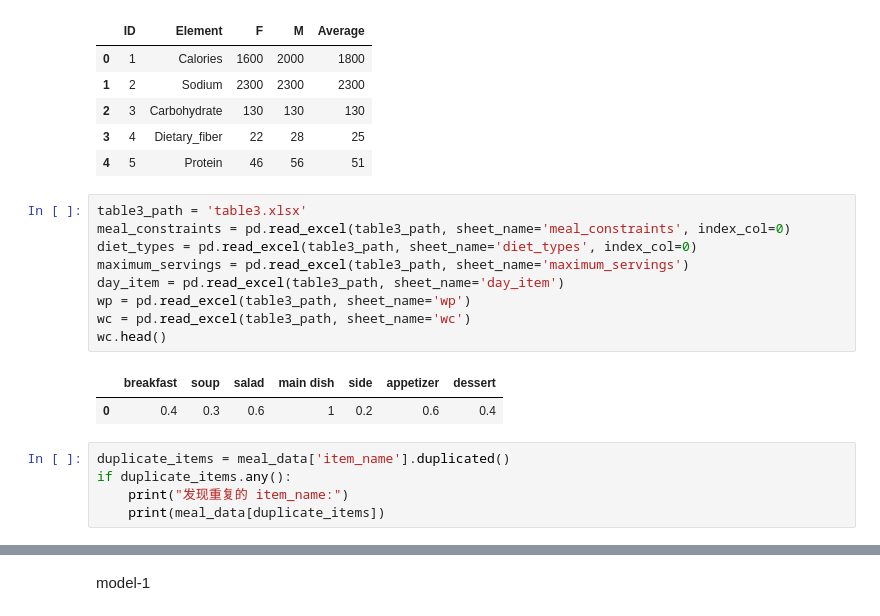
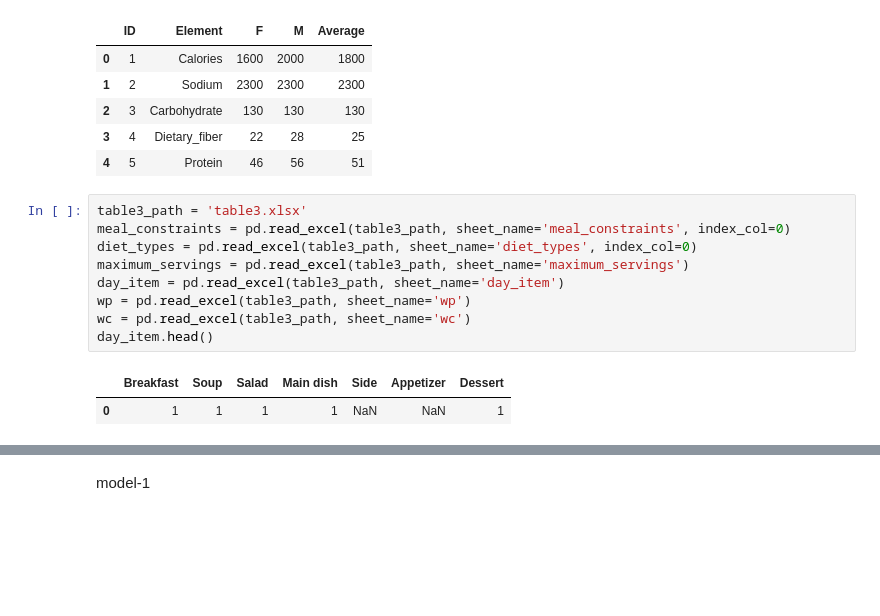
Before and after one commit to DI2636080/AOR, a Jupyter notebook: constraints_2.ipynb, the cells around one changed output, grey strips where cells are left out. Drawn from its saved outputs; the diff is of its cells as text; blank space fills up the shorter version.

```diff
--- a/constraints_2.ipynb
+++ b/constraints_2.ipynb
@@ -53,18 +53,13 @@ nutrition_criteria.head()
 # %%
 table3_path = 'table3.xlsx'
 meal_constraints = pd.read_excel(table3_path, sheet_name='meal_constraints', index_col=0)
 diet_types = pd.read_excel(table3_path, sheet_name='diet_types', index_col=0)
 maximum_servings = pd.read_excel(table3_path, sheet_name='maximum_servings')
 day_item = pd.read_excel(table3_path, sheet_name='day_item')
 wp = pd.read_excel(table3_path, sheet_name='wp')
 wc = pd.read_excel(table3_path, sheet_name='wc')
-wc.head()
+day_item.head()
 # %% [output]
-|  | breakfast | soup | salad | main dish | side | appetizer | dessert |
-| 0 | 0.4 | 0.3 | 0.6 | 1 | 0.2 | 0.6 | 0.4 |
+|  | Breakfast | Soup | Salad | Main dish | Side | Appetizer | Dessert |
+| 0 | 1 | 1 | 1 | 1 | NaN | NaN | 1 |
-# %%
-duplicate_items = meal_data['item_name'].duplicated()
-if duplicate_items.any():
-    print("发现重复的 item_name:")
-    print(meal_data[duplicate_items])
 # %%
```
Also changed, not shown: parts of 13 cells of this notebook.
